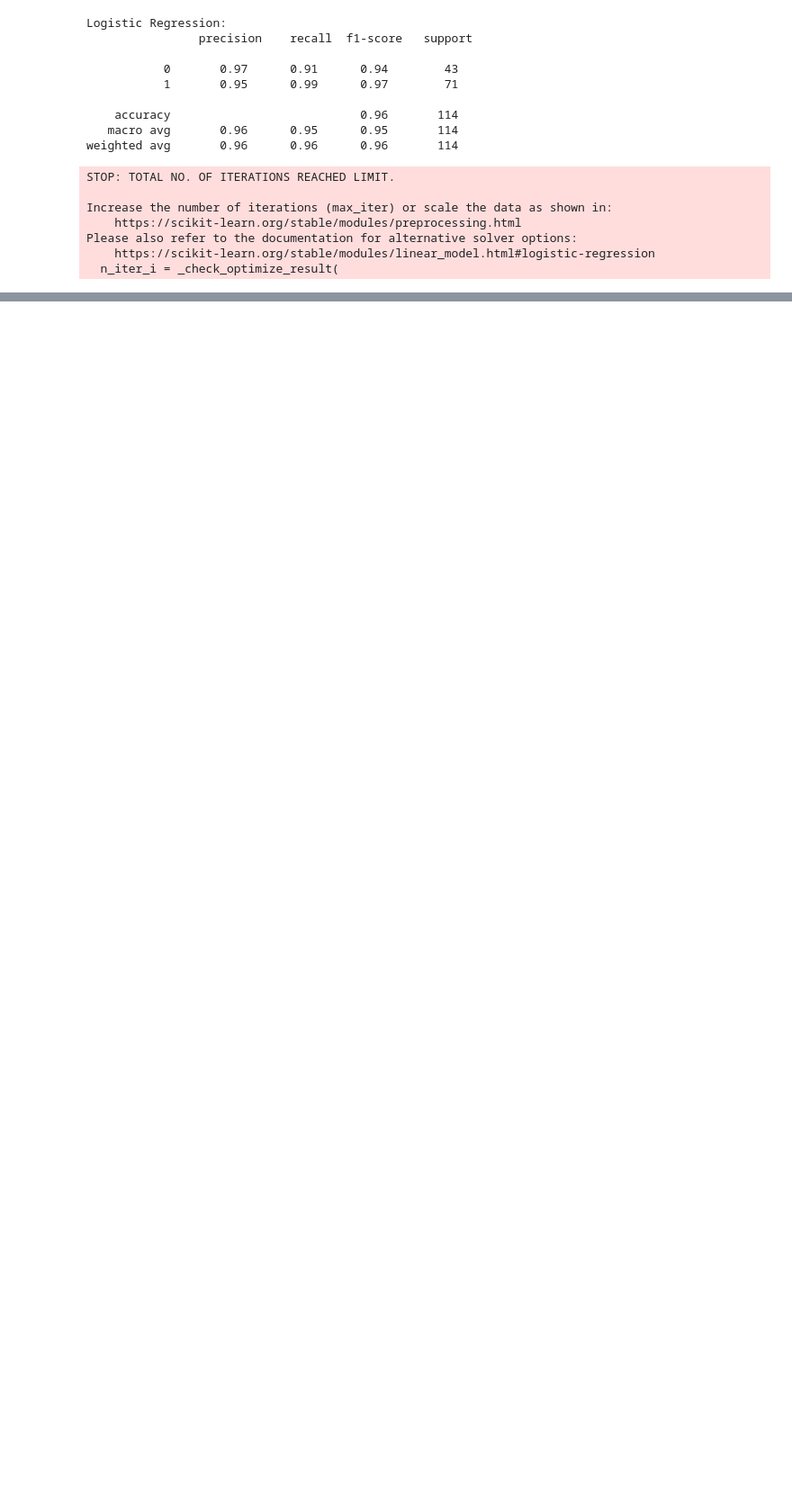
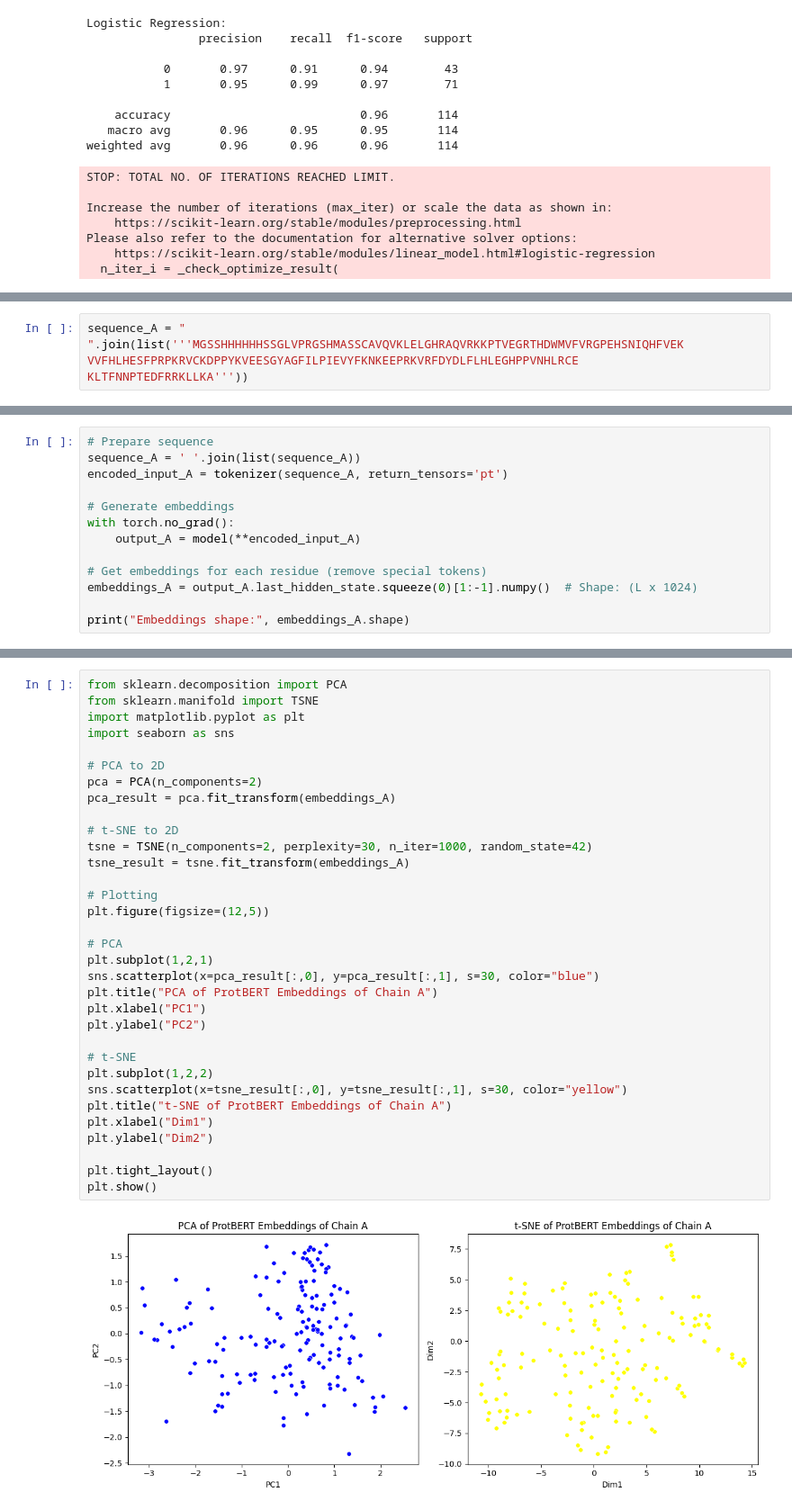
Before and after one commit to shannonfernandes25/bioinformatics-BPRI-Bioinformatics, a Jupyter notebook: Machine_learning_Basics.ipynb, the cells around one changed output, grey strips where cells are left out. Shown: that part at 90% size. Saved outputs shown, nothing was run; the diff lists cells and outputs as text; blank space fills up the shorter version.

```diff
--- a/Machine_learning_Basics.ipynb
+++ b/Machine_learning_Basics.ipynb
@@ -69,0 +145,4 @@ Please also refer to the documentation for alternative solver options:
+# %%
+sequence_A = " ".join(list('''MGSSHHHHHHSSGLVPRGSHMASSCAVQVKLELGHRAQVRKKPTVEGRTHDWMVFVRGPEHSNIQHFVEK
+VVFHLHESFPRPKRVCKDPPYKVEESGYAGFILPIEVYFKNKEEPRKVRFDYDLFLHLEGHPPVNHLRCE
+KLTFNNPTEDFRRKLLKA'''))
@@ -69,0 +227,13 @@ Please also refer to the documentation for alternative solver options:
+# %%
+# Prepare sequence
+sequence_A = ' '.join(list(sequence_A))
+encoded_input_A = tokenizer(sequence_A, return_tensors='pt')
+
+# Generate embeddings
+with torch.no_grad():
+    output_A = model(**encoded_input_A)
+
+# Get embeddings for each residue (remove special tokens)
+embeddings_A = output_A.last_hidden_state.squeeze(0)[1:-1].numpy()  # Shape: (L x 1024)
+
+print("Embeddings shape:", embeddings_A.shape)
@@ -69,0 +322,35 @@ Please also refer to the documentation for alternative solver options:
+# %%
+from sklearn.decomposition import PCA
+from sklearn.manifold import TSNE
+import matplotlib.pyplot as plt
+import seaborn as sns
+
+# PCA to 2D
+pca = PCA(n_components=2)
+pca_result = pca.fit_transform(embeddings_A)
+
+# t-SNE to 2D
+tsne = TSNE(n_components=2, perplexity=30, n_iter=1000, random_state=42)
+tsne_result = tsne.fit_transform(embeddings_A)
+
+# Plotting
+plt.figure(figsize=(12,5))
+
+# PCA
+plt.subplot(1,2,1)
+sns.scatterplot(x=pca_result[:,0], y=pca_result[:,1], s=30, color="blue")
+plt.title("PCA of ProtBERT Embeddings of Chain A")
+plt.xlabel("PC1")
+plt.ylabel("PC2")
+
+# t-SNE
+plt.subplot(1,2,2)
+sns.scatterplot(x=tsne_result[:,0], y=tsne_result[:,1], s=30, color="yellow")
+plt.title("t-SNE of ProtBERT Embeddings of Chain A")
+plt.xlabel("Dim1")
+plt.ylabel("Dim2")
+
+plt.tight_layout()
+plt.show()
+# %% [output]
+[figure, added]
```
Also changed, not shown: parts of 31 cells of this notebook.
